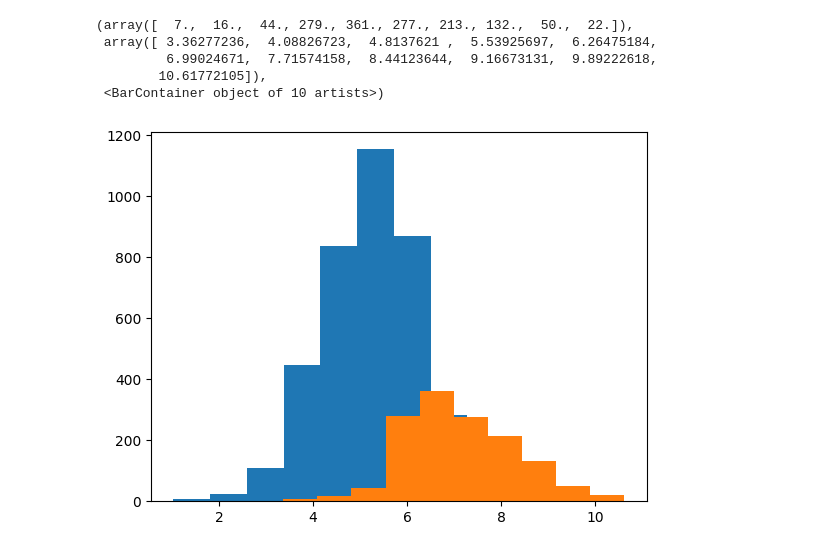
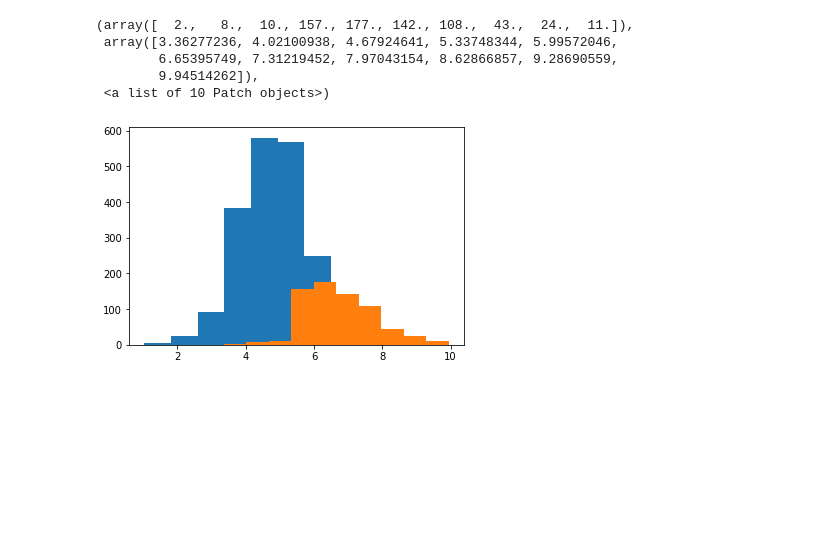
Before and after one commit to Physarah/satellite-optical-brightness, a Jupyter notebook: analysis/plotting_starlinks_day.ipynb, the cells around one changed output. Cells and saved outputs as stored; diff of their text form; code cells hidden in the pictures; blank space fills up the shorter version.

```diff
--- a/analysis/plotting_starlinks_day.ipynb
+++ b/analysis/plotting_starlinks_day.ipynb
@@ -8,6 +24,29 @@ winter_observations = pd.read_json('/Users/physarah/Desktop/LAB_BRDF_winter_time
-# %%
-summer_observations = summer_observations[summer_observations['magnitude']< 12.5]
-winter_observations = winter_observations[winter_observations['magnitude']< 12.5]
-
-summer_observations_high = summer_observations[summer_observations['sat_altitude']> 20]
-winter_observations_high= winter_observations[winter_observations['sat_altitude']> 20]
+# %%
+sun_alts = list(summer_observations_high['sun_altitude'])
+sun_azes = list(summer_observations_high['sun_altitude'])
+sat_alts = list(summer_observations_high['sat_altitude'])
+sat_azes = list(summer_observations_high['sat_azimuth'])
+
+sun_seps_summer = []
+for i in np.arange(0,len(summer_observations_high['sun_altitude'])):
+    sun_separation = adnav.angle_between_degrees(AltAz(alt = sun_alts[i]*u.deg,
+                                                       az = sun_azes[i]*u.deg,),
+                                                 AltAz(alt = sat_alts[i]*u.deg,
+                                                       az = sat_azes[i]*u.deg,))
+    sun_seps_summer.append(sun_separation.value)
+# %%
+sun_alts = list(winter_observations_high['sun_altitude'])
+sun_azes = list(winter_observations_high['sun_altitude'])
+sat_alts = list(winter_observations_high['sat_altitude'])
+sat_azes = list(winter_observations_high['sat_azimuth'])
+
+sun_seps_winter = []
+for i in np.arange(0,len(winter_observations_high['sun_altitude'])):
+    sun_separation = adnav.angle_between_degrees(AltAz(alt = sun_alts[i]*u.deg,
+                                                       az = sun_azes[i]*u.deg,),
+                                                 AltAz(alt = sat_alts[i]*u.deg,
+                                                       az = sat_azes[i]*u.deg,))
+    sun_seps_winter.append(sun_separation.value)
+# %%
+summer_observations_high['sun_sep'] = sun_seps_summer
+winter_observations_high['sun_sep'] = sun_seps_winter
@@ -66,13 +228,13 @@ plt.hist(summer_observations['magnitude'])
 # %%
-winter_day = winter_observations[winter_observations['sun_altitude']>0]
-winter_night = winter_observations[winter_observations['sun_altitude']<=0]
+winter_day = winter_observations_high[winter_observations_high['sun_altitude']>0]
+winter_night = winter_observations_high[winter_observations_high['sun_altitude']<=0]
 plt.hist(winter_day['magnitude'])
 plt.hist(winter_night['magnitude'])
 # %% [output]
-(array([  7.,  16.,  44., 279., 361., 277., 213., 132.,  50.,  22.]),
- array([ 3.36277236,  4.08826723,  4.8137621 ,  5.53925697,  6.26475184,
-         6.99024671,  7.71574158,  8.44123644,  9.16673131,  9.89222618,
-        10.61772105]),
- <BarContainer object of 10 artists>)
+(array([  2.,   8.,  10., 157., 177., 142., 108.,  43.,  24.,  11.]),
+ array([3.36277236, 4.02100938, 4.67924641, 5.33748344, 5.99572046,
+        6.65395749, 7.31219452, 7.97043154, 8.62866857, 9.28690559,
+        9.94514262]),
+ <a list of 10 Patch objects>)
-[figure, old version]
+[figure, new version]
 # %%
```
Also changed, not shown: parts of 47 cells of this notebook.
